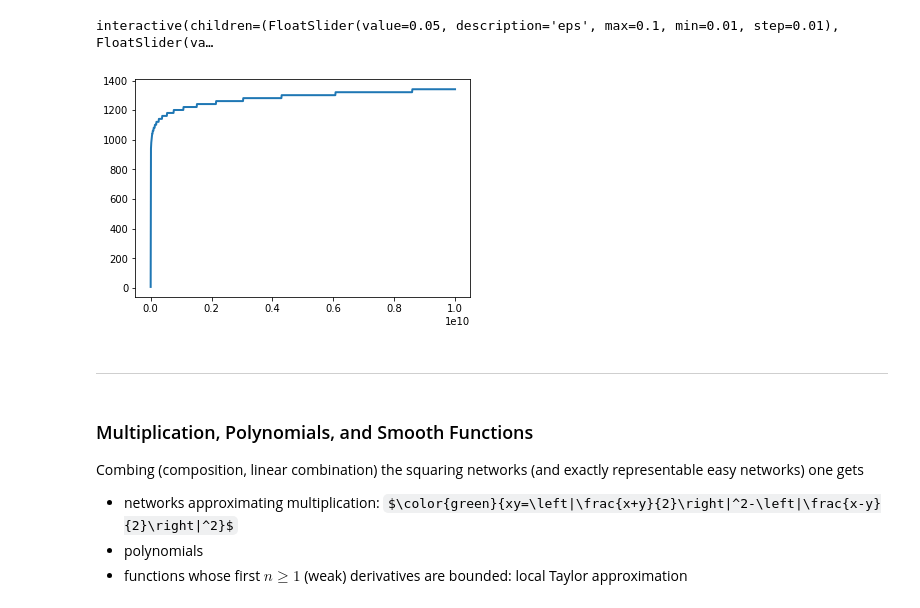
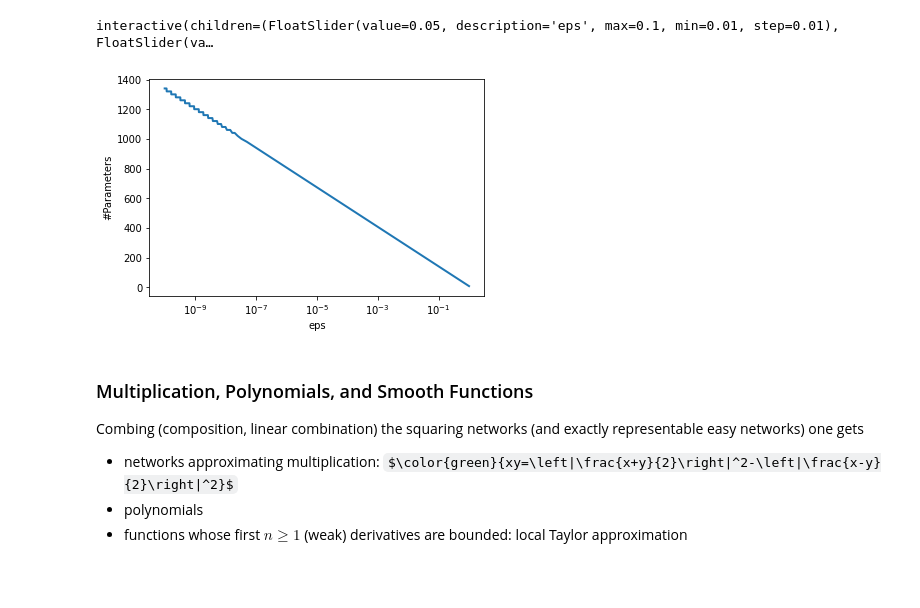
Before and after one commit to juliusberner/oberwolfach_workshop, a Jupyter notebook: NN_Approximation.ipynb, the cells around one changed output. Cells and saved outputs as stored; diff of their text form; code cells hidden in the pictures; some formulas as TeX source; blank space fills up the shorter version.

```diff
--- a/NN_Approximation.ipynb
+++ b/NN_Approximation.ipynb
@@ -614,14 +358,14 @@ interact(lambda eps, B: Square(eps, B = B).attributes_print(),
 interactive(children=(FloatSlider(value=0.05, description='eps', max=0.1, min=0.01, step=0.01), FloatSlider(va…
 # %%
 # emprical test of logarithmic parameter scaling
-x = np.linspace(1, 1e10, num=1000)
-y = [Square(1/eps).num_parameters for eps in x]
-plt.plot(x,y,linewidth=2)
+eps = 1 / np.linspace(1, 1e10, num=1000)
+y = [nn.square(e).num_parameters for e in eps]
+plt.semilogx(eps, y, linewidth=2)
+plt.xlabel("eps")
+plt.ylabel("#Parameters")
 plt.show()
 # %% [output]
-[figure, old version]
+[figure, new version]
-# %% [markdown]
-----
 # %% [markdown]
 ### Multiplication, Polynomials, and Smooth Functions
 
```
Also changed, not shown: parts of 112 cells of this notebook, 8 other files.
